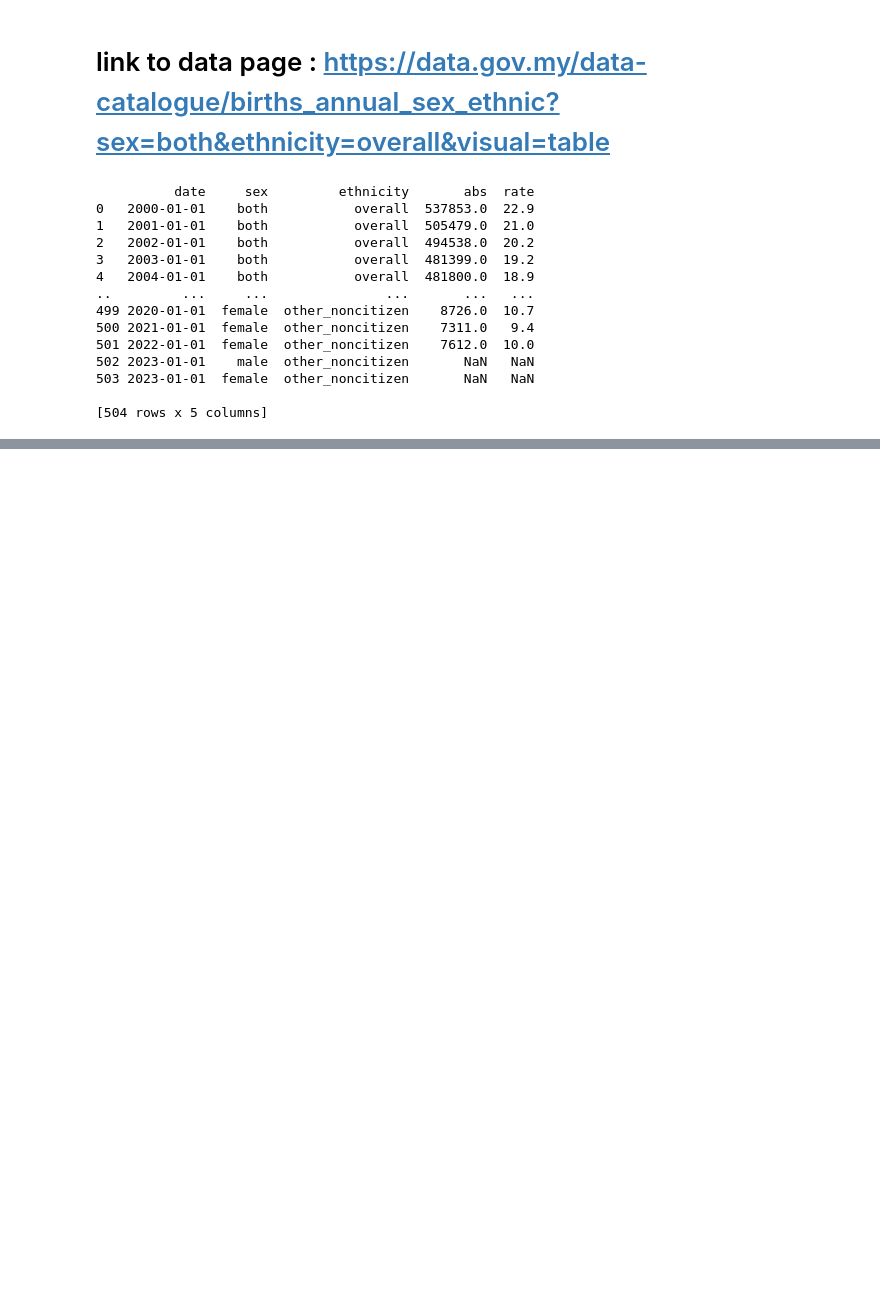
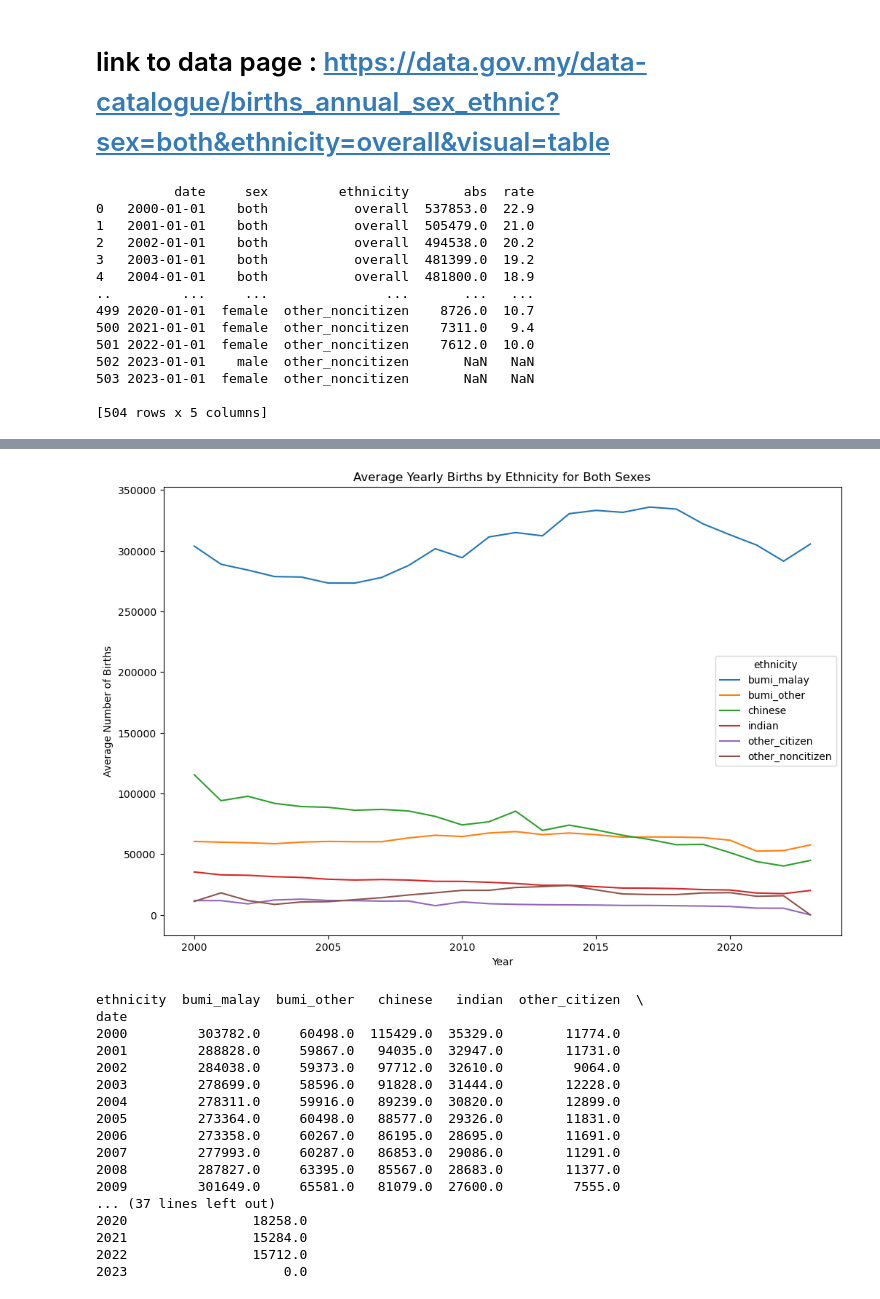
Before and after one commit to sdarmaraj83/JPN_LiveBirth, a Jupyter notebook: JPN_LiveBirth.ipynb, the cells around one changed output, grey strips where cells are left out. Cells and saved outputs as stored; diff of their text form; code cells hidden in the pictures; blank space fills up the shorter version.

```diff
--- a/JPN_LiveBirth.ipynb
+++ b/JPN_LiveBirth.ipynb
@@ -60,0 +61,44 @@ plt.show()
+# %%
+
+
+# Ensure 'date' column is in datetime format
+df['date'] = pd.to_datetime(df['date'])
+
+# Filter the DataFrame for sex='both' and ethnicity not equal to 'overall'
+filtered_df = df[(df['sex'] == 'both') & (df['ethnicity'] != 'overall')]
+
+# Pivot the DataFrame to have years as index, ethnicities as columns, and 'abs' as values
+pivot_df = filtered_df.pivot_table(index=filtered_df['date'].dt.year, columns='ethnicity', values='abs', aggfunc='mean')
+
+# Plot the line graph for average births by year by ethnicity
+pivot_df.plot(kind='line', figsize=(12, 8))
+
+# Set plot title and labels for the line graph
+plt.title('Average Yearly Births by Ethnicity for Both Sexes')
+plt.xlabel('Year')
+plt.ylabel('Average Number of Births')
+
+# Show the line graph
+plt.show()
+
+# Print the pivot table with average births by year by ethnicity
+print(pivot_df)
+# %% [output]
+[figure, added]
+ethnicity  bumi_malay  bumi_other   chinese   indian  other_citizen  \
+date
+2000         303782.0     60498.0  115429.0  35329.0        11774.0
+2001         288828.0     59867.0   94035.0  32947.0        11731.0
+2002         284038.0     59373.0   97712.0  32610.0         9064.0
+2003         278699.0     58596.0   91828.0  31444.0        12228.0
+2004         278311.0     59916.0   89239.0  30820.0        12899.0
+2005         273364.0     60498.0   88577.0  29326.0        11831.0
+2006         273358.0     60267.0   86195.0  28695.0        11691.0
+2007         277993.0     60287.0   86853.0  29086.0        11291.0
+2008         287827.0     63395.0   85567.0  28683.0        11377.0
+2009         301649.0     65581.0   81079.0  27600.0         7555.0
+... (37 lines left out)
+2020                18258.0
+2021                15284.0
+2022                15712.0
+2023                    0.0
```
Also changed, not shown: parts of 1 cell of this notebook, 1 other file.
